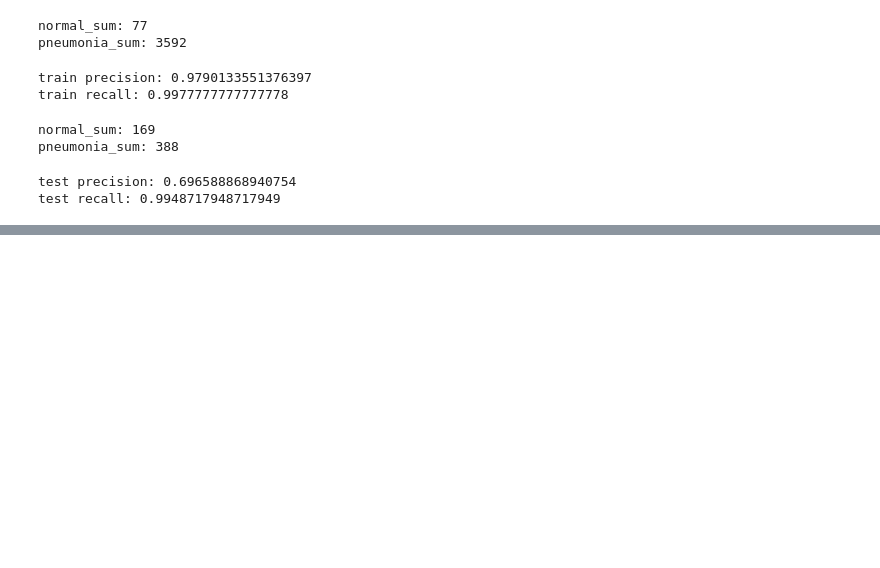
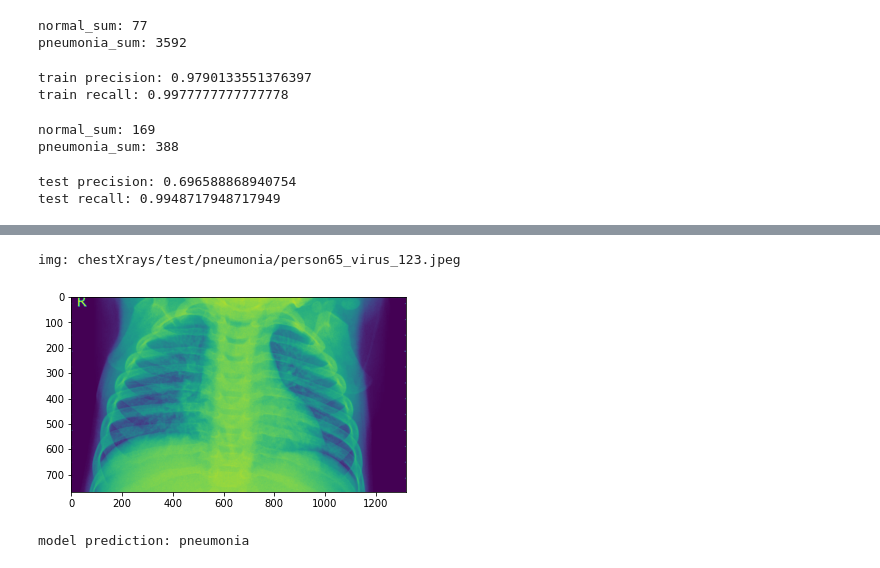
Before and after one commit to Supearnesh/ml-chestxray-cnn, a Jupyter notebook: train.ipynb, the cells around one changed output, grey strips where cells are left out. Saved outputs shown, nothing was run; the diff lists cells and outputs as text; code cells hidden in the pictures; blank space fills up the shorter version.

```diff
--- a/train.ipynb
+++ b/train.ipynb
@@ -214,0 +244,6 @@ test recall: 0.9948717948717949
+# %%
+predict_chest_xray(test_pneumonia[2])
+# %% [output]
+img: chestXrays/test/pneumonia/person65_virus_123.jpeg
+[figure, added]
+model prediction: pneumonia
```
Also changed, not shown: parts of 5 cells of this notebook, 41 other files.
